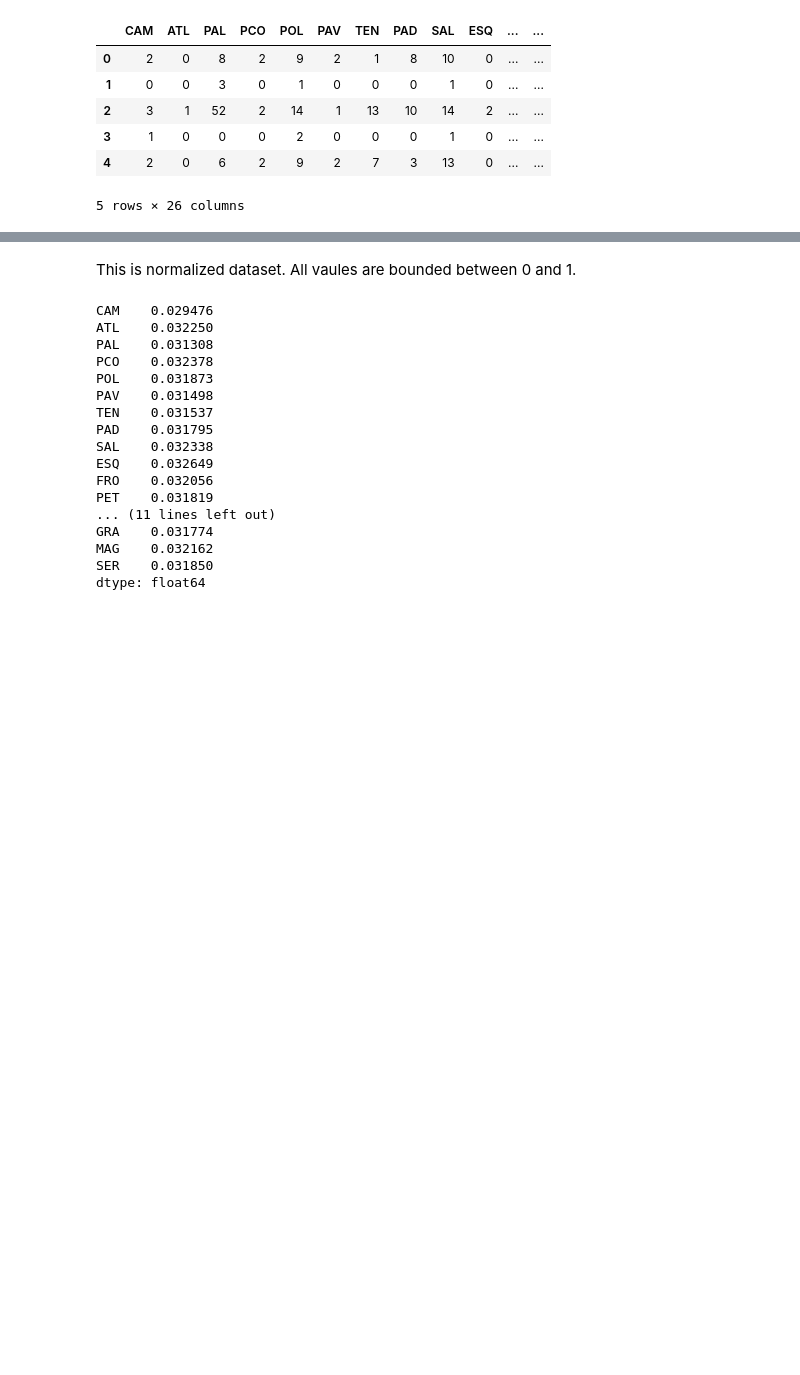
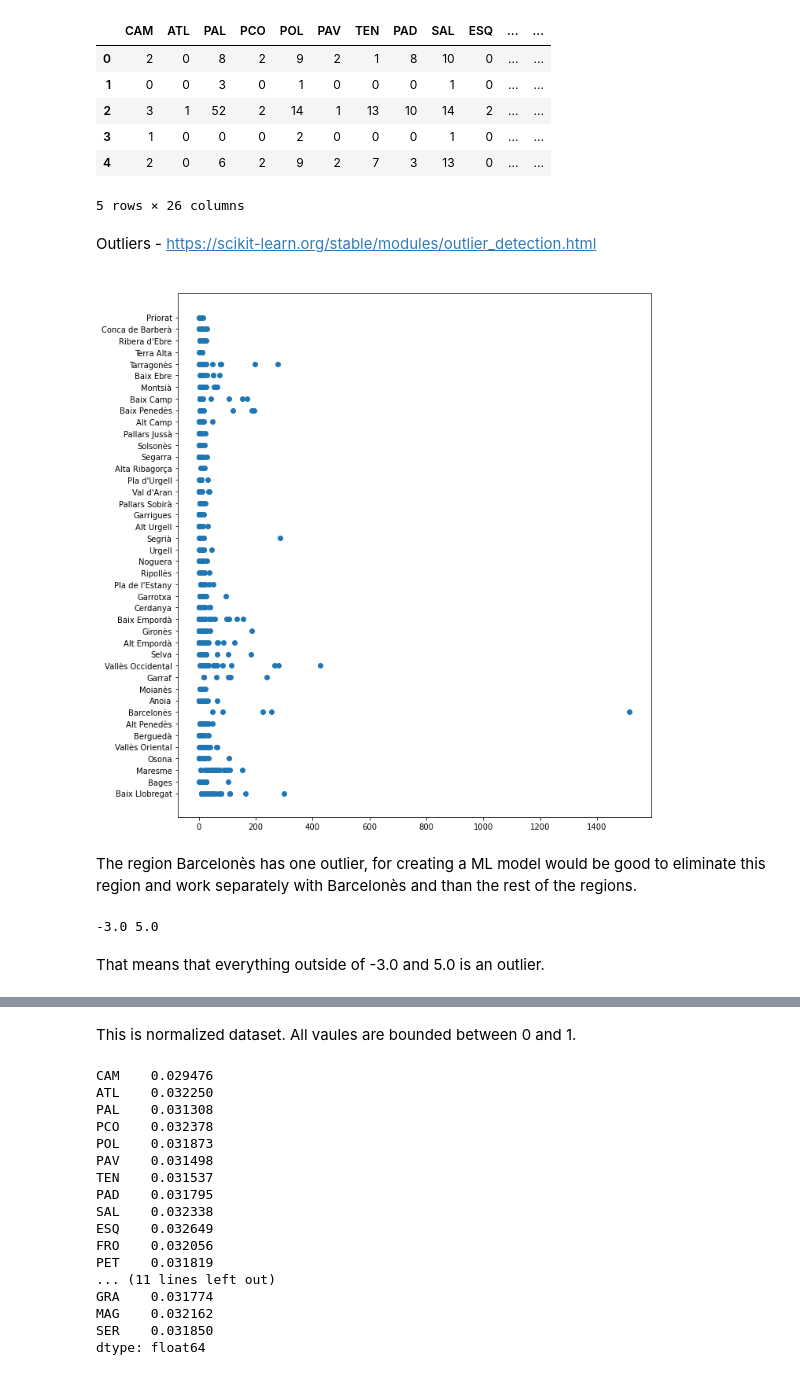
Before and after one commit to dominikapetru/feature-engineering, a Jupyter notebook: Sprint9_T01.ipynb, the cells around one changed output, grey strips where cells are left out. Cells and saved outputs as stored; diff of their text form; code cells hidden in the pictures; blank space fills up the shorter version.

```diff
--- a/Sprint9_T01.ipynb
+++ b/Sprint9_T01.ipynb
@@ -214,3 +214,17 @@ nor_df.head(5)
 | 3 | 1 | 0 | 0 | 0 | 2 | 0 | 0 | 0 | 1 | 0 | ... | ... |
 | 4 | 2 | 0 | 6 | 2 | 9 | 2 | 7 | 3 | 13 | 0 | ... | ... |
 5 rows × 26 columns
+# %% [markdown]
+Outliers - https://scikit-learn.org/stable/modules/outlier_detection.html
+# %%
+#display outliers
+fig, axes = plt.subplots(figsize =(10,10))
+
+axes.plot(df['Facilities'],df['Comarca'],'o')
+axes.set_title(" ")
+
+plt.tight_layout();
+# %% [output]
+[figure, added]
+# %% [markdown]
+The region Barcelonès has one outlier, for creating a ML model would be good to eliminate this region and work separately with Barcelonès and than the rest of the regions.
@@ -217,3 +238,9 @@ nor_df.head(5)
+# %%
+print(lower_bound, upper_bound)
+# %% [output]
+-3.0 5.0
+# %% [markdown]
+That means that everything outside of -3.0 and 5.0 is an outlier.
 # %%
 #normalization of group of columns
 from sklearn import preprocessing
```
Also changed, not shown: parts of 9 cells of this notebook.
